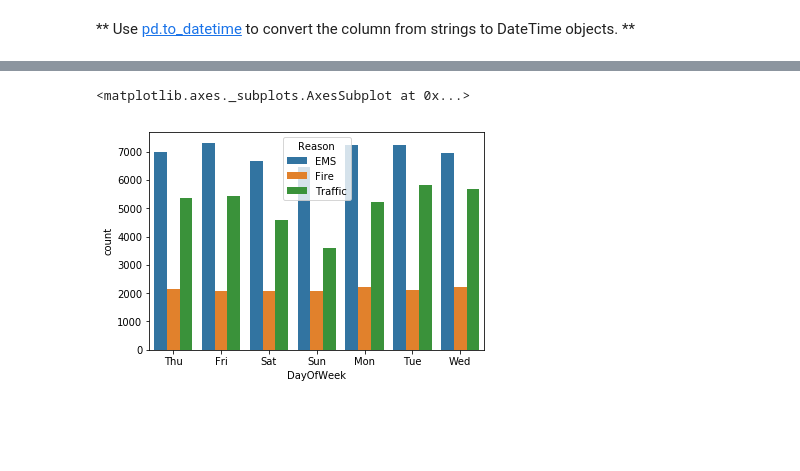
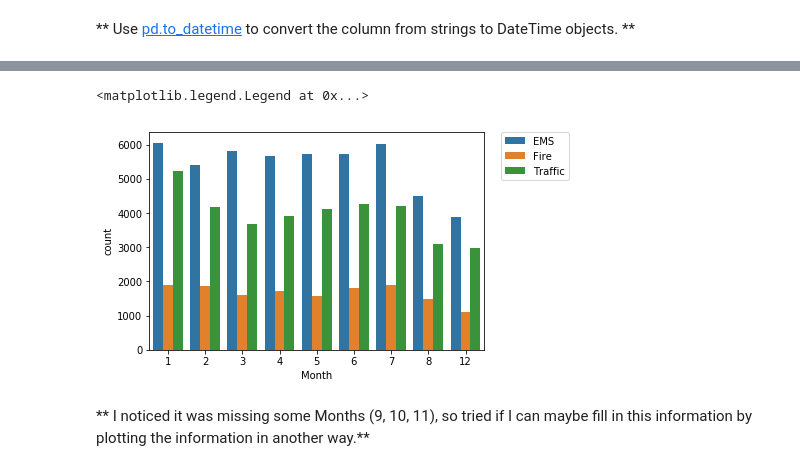
Before and after one commit to Hyunjin89/911-Calls-Project, a Jupyter notebook: 911 Calls Data Project.ipynb, the cells around one changed output, grey strips where cells are left out. Saved outputs shown, nothing was run; the diff lists cells and outputs as text; code cells hidden in the pictures; blank space fills up the shorter version.

```diff
--- a/911 Calls Data Project.ipynb
+++ b/911 Calls Data Project.ipynb
@@ -107,7 +104,7 @@ time_stamps.year
 # %%
 df['Hour'] = df['timeStamp'].apply(lambda x: x.hour)
 df['Month'] = df['timeStamp'].apply(lambda x: x.month)
-df['DayOfWeek'] = df['timeStamp'].apply(lambda x: x.dayofweek)
+df['Day of Week'] = df['timeStamp'].apply(lambda x: x.dayofweek)
 # %%
 dmap = {0:'Mon',1:'Tue',2:'Wed',3:'Thu',4:'Fri',5:'Sat',6:'Sun'}
-df['DayOfWeek'] = df['DayOfWeek'].map(dmap)
+df['Day of Week'] = df['Day of Week'].map(dmap)
@@ -114,5 +117,9 @@ df['DayOfWeek'] = df['DayOfWeek'].map(dmap)
 # %%
-sns.countplot(x='DayOfWeek', hue='Reason', data=df)
+sns.countplot(x='Month', hue='Reason', data=df)
+plt.legend(bbox_to_anchor=(1.05, 1), loc=2, borderaxespad=0.)
 # %% [output]
-<matplotlib.axes._subplots.AxesSubplot at 0x...>
+<matplotlib.legend.Legend at 0x...>
-[figure, old version]
+[figure, new version]
+# %% [markdown]
+
+** I noticed it was missing some Months (9, 10, 11), so tried if I can maybe fill in this information by plotting the information in another way.**
```
Also changed, not shown: parts of 29 cells of this notebook.
